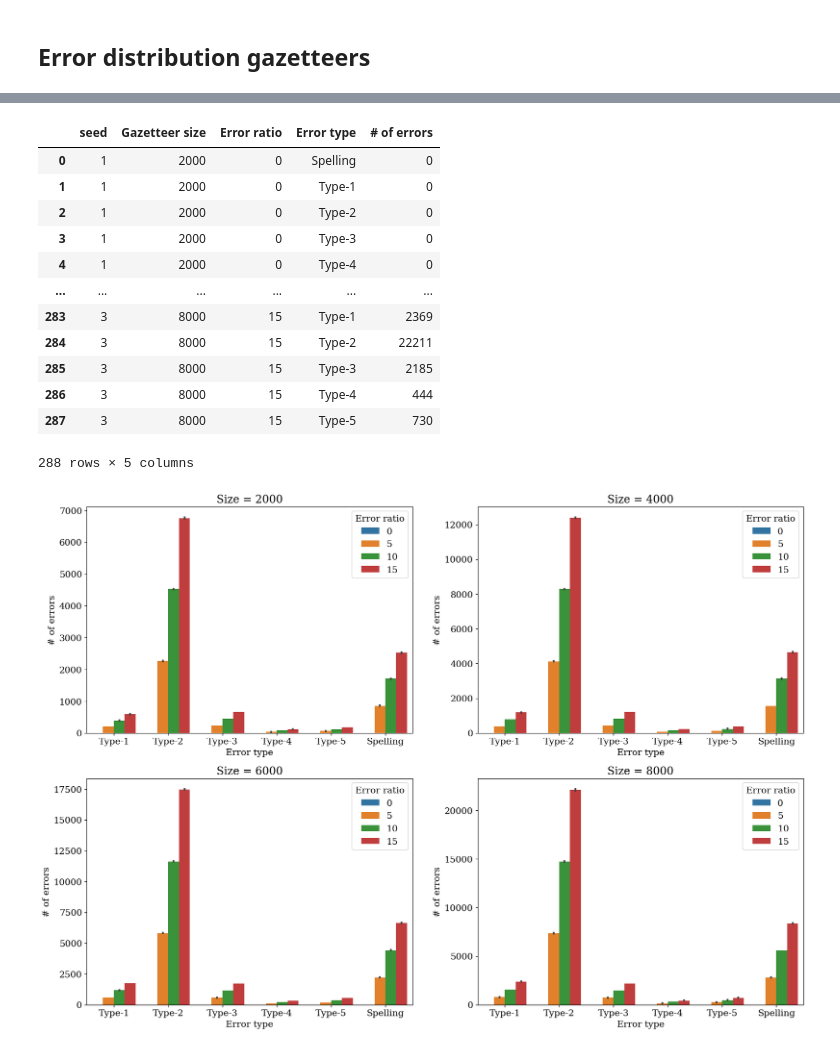
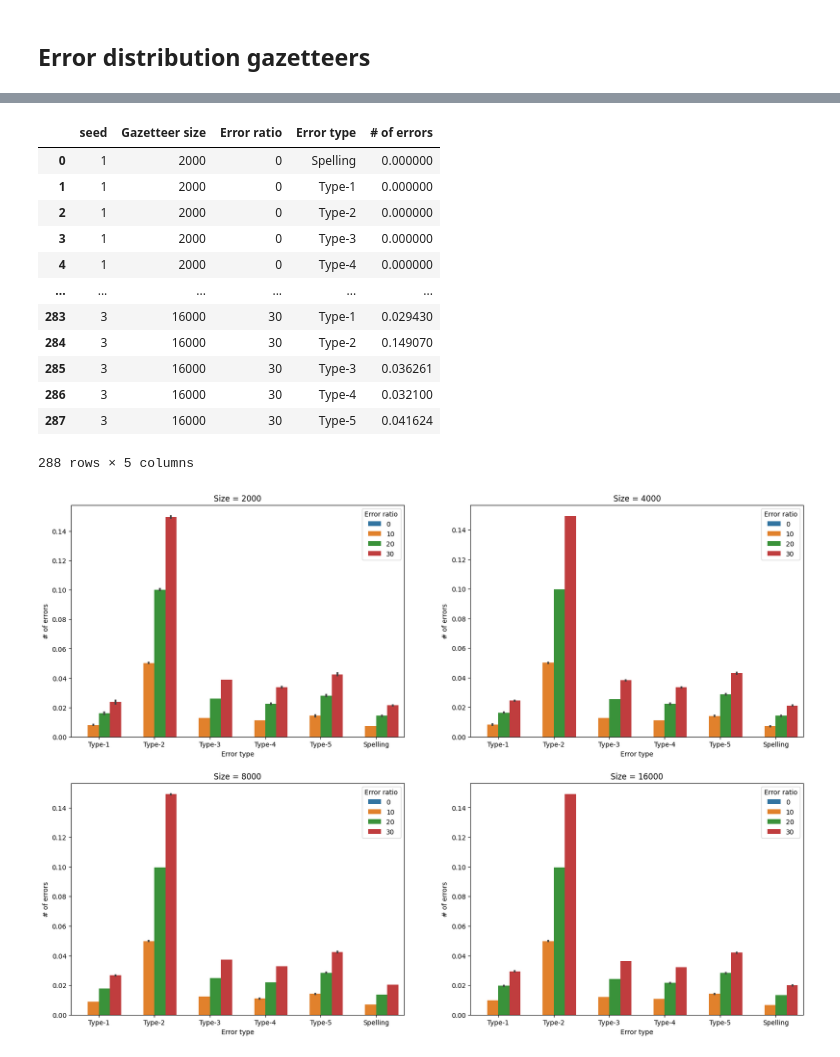
Before and after one commit to roebbert92/thesis, a Jupyter notebook: evaluations/02_content.ipynb, the cells around one changed output, grey strips where cells are left out. Saved outputs shown, nothing was run; the diff lists cells and outputs as text; code cells hidden in the pictures.

```diff
--- a/evaluations/02_content.ipynb
+++ b/evaluations/02_content.ipynb
@@ -1320,6 +1320,7 @@ from typing import List, Tuple, Dict
 import json
 import pandas as pd
 from tqdm import tqdm
+from itertools import product
 
 
 def get_augmentation_errors(aug_dataset: List[dict], dataset: List[dict]):
@@ -1335,9 +1336,10 @@ def get_augmentation_errors(aug_dataset: List[dict], dataset: List[dict]):
 
     for aug_sample, sample in zip(aug_dataset, dataset):
         assert aug_sample["doc_id"] == sample["doc_id"]
+        aug_entities = [ent for ent in aug_sample["entities"] if ent.get("error", -1) != 2]
         total_entities += len(sample["entities"])
-        total_aug_entities += len(aug_sample["entities"])
-        metrics.update(sample["doc_id"], to_prediction(aug_sample["entities"]),
+        total_aug_entities += len(aug_entities)
+        metrics.update(sample["doc_id"], to_prediction(aug_entities),
                        to_prediction(sample["entities"]))
         for token_idx in range(len(sample["tokens"])):
             if aug_sample["tokens"][token_idx] != sample["tokens"][token_idx]:
@@ -1356,8 +1358,8 @@ def get_augmentation_errors(aug_dataset: List[dict], dataset: List[dict]):
 
 
 seeds = [1, 2, 3]
-sizes = [2000, 4000, 6000, 8000]
-error_ratios = [0, 5, 10, 15]
+sizes = [2000, 4000, 8000, 16000]
+error_ratios = [0, 10, 20, 30]
 parts = ["train", "dev"]
 datapath = os.path.join(thesis_path, "experiments", "02_content", "data")
 error_dists = []
@@ -1516,8 +1518,8 @@ from evaluations.datasets_00 import get_gazetteer_stats_df
 
 labeled_data: Dict[str, List[str]] = defaultdict(list)
 seeds = [1, 2, 3]
-sizes = [2000, 4000, 6000, 8000]
-error_ratios = [0, 5, 10, 15]
+sizes = [2000, 4000, 8000, 16000]
+error_ratios = [0, 10, 20, 30]
 datapath = os.path.join(thesis_path, "experiments", "02_content", "data")
 for seed, size, error_ratio in product(seeds, sizes, error_ratios):
     labeled_data_path = os.path.join(datapath, f"seed_{str(seed)}",
@@ -1741,6 +1743,7 @@ from typing import List, Tuple, Dict
 import json
 import pandas as pd
 from tqdm import tqdm
+from collections import defaultdict
 
 
 def get_augmentation_errors(aug_dataset: List[dict], dataset: List[dict]):
@@ -1756,9 +1759,10 @@ def get_augmentation_errors(aug_dataset: List[dict], dataset: List[dict]):
 
     for aug_sample, sample in zip(aug_dataset, dataset):
         assert aug_sample["doc_id"] == sample["doc_id"]
+        aug_entities = [ent for ent in aug_sample["entities"] if ent.get("error", -1) != 2]
         total_entities += len(sample["entities"])
-        total_aug_entities += len(aug_sample["entities"])
-        metrics.update(sample["doc_id"], to_prediction(aug_sample["entities"]),
+        total_aug_entities += len(aug_entities)
+        metrics.update(sample["doc_id"], to_prediction(aug_entities),
                        to_prediction(sample["entities"]))
         for token_idx in range(len(sample["tokens"])):
             if aug_sample["tokens"][token_idx] != sample["tokens"][token_idx]:
@@ -1778,8 +1782,8 @@ def get_augmentation_errors(aug_dataset: List[dict], dataset: List[dict]):
 
 labeled_data: Dict[str, List[str]] = defaultdict(list)
 seeds = [1, 2, 3]
-sizes = [2000, 4000, 6000, 8000]
-error_ratios = [0, 5, 10, 15]
+sizes = [2000, 4000, 8000, 16000]
+error_ratios = [0, 10, 20, 30]
 datapath = os.path.join(thesis_path, "experiments", "02_content", "data")
 error_dists = []
 for seed, size, error_ratio in tqdm(list(product(seeds, sizes, error_ratios))):
@@ -1788,7 +1792,9 @@ for seed, size, error_ratio in tqdm(list(product(seeds, sizes, error_ratios))):
                                      f"error_ratio_{error_ratio}")
     error_gaz = []
     for filepath in [
-        os.path.join(labeled_data_path, f"error_sampled_{gaz}.json")
+        os.path.join(datapath, f"seed_{str(seed)}",
+                                     "00_datasets", f"size_{size}",
+                                     f"error_ratio_{error_ratio}", f"error_sampled_{gaz}.json")
         for gaz in ["lownergaz", "multiconer"]
     ]:
         with open(os.path.join(filepath),
@@ -1796,7 +1802,8 @@ for seed, size, error_ratio in tqdm(list(product(seeds, sizes, error_ratios))):
             error_gaz.extend(json.load(file))
     baseline_gaz = []
     for filepath in [
-            os.path.join(labeled_data_path, f"clean_sampled_{gaz}.json")
+            os.path.join(datapath, f"seed_{str(seed)}",
+                                     "00_datasets", f"size_{size}", f"clean_sampled_{gaz}.json")
             for gaz in ["lownergaz", "multiconer"]
     ]:
         with open(os.path.join(filepath), "r") as file:
@@ -1854,17 +1845,17 @@ flattened_error_dist_df["Error type"] = flattened_error_dist_df[
 flattened_error_dist_df
 # %% [output]
 |  | seed | Gazetteer size | Error ratio | Error type | # of errors |
-| 0 | 1 | 2000 | 0 | Spelling | 0 |
-| 1 | 1 | 2000 | 0 | Type-1 | 0 |
-| 2 | 1 | 2000 | 0 | Type-2 | 0 |
-| 3 | 1 | 2000 | 0 | Type-3 | 0 |
-| 4 | 1 | 2000 | 0 | Type-4 | 0 |
+| 0 | 1 | 2000 | 0 | Spelling | 0.000000 |
+| 1 | 1 | 2000 | 0 | Type-1 | 0.000000 |
+| 2 | 1 | 2000 | 0 | Type-2 | 0.000000 |
+| 3 | 1 | 2000 | 0 | Type-3 | 0.000000 |
+| 4 | 1 | 2000 | 0 | Type-4 | 0.000000 |
 | ... | ... | ... | ... | ... | ... |
-| 283 | 3 | 8000 | 15 | Type-1 | 2369 |
-| 284 | 3 | 8000 | 15 | Type-2 | 22211 |
-| 285 | 3 | 8000 | 15 | Type-3 | 2185 |
-| 286 | 3 | 8000 | 15 | Type-4 | 444 |
-| 287 | 3 | 8000 | 15 | Type-5 | 730 |
+| 283 | 3 | 16000 | 30 | Type-1 | 0.029430 |
+| 284 | 3 | 16000 | 30 | Type-2 | 0.149070 |
+| 285 | 3 | 16000 | 30 | Type-3 | 0.036261 |
+| 286 | 3 | 16000 | 30 | Type-4 | 0.032100 |
+| 287 | 3 | 16000 | 30 | Type-5 | 0.041624 |
 288 rows × 5 columns
 # %%
 import seaborn as sns
@@ -1875,32 +1866,32 @@ axs_idx = [
     (0, 0),
     (0, 1),
     (1, 0),
     (1, 1),
 ]
 for idx, size in enumerate(sizes):
     sns.barplot(flattened_error_dist_df[
         flattened_error_dist_df["Gazetteer size"] == size],
                 x="Error type",
                 y="# of errors",
                 hue="Error ratio",
                 order=[
                     "Type-1",
                     "Type-2",
                     "Type-3",
                     "Type-4",
                     "Type-5",
                     "Spelling",
                 ],
                 errorbar="sd",
                 ax=axs[axs_idx[idx]])
     axs[axs_idx[idx]].set_title(f"Size = {size}")
 
-LATEX_THESIS_PATH = "/home/loebbert/OneDrive/Studium/Master/Masterarbeit/Thesis"
+LATEX_THESIS_PATH = "/home/loebbert/OneDrive/Studium/Master/Masterarbeit/Thesis/paper"
 os.makedirs(os.path.join(LATEX_THESIS_PATH, "drawings", "02_content"),
             exist_ok=True)
 plt.savefig(os.path.join(LATEX_THESIS_PATH, "drawings", "02_content",
                          "gazetteer_error_distribution.png"),
             bbox_inches="tight",
             dpi=200)
 # %% [output]
-[figure, old version]
+[figure, new version]
```
Also changed, not shown: parts of 6 cells of this notebook, 4 other files.
